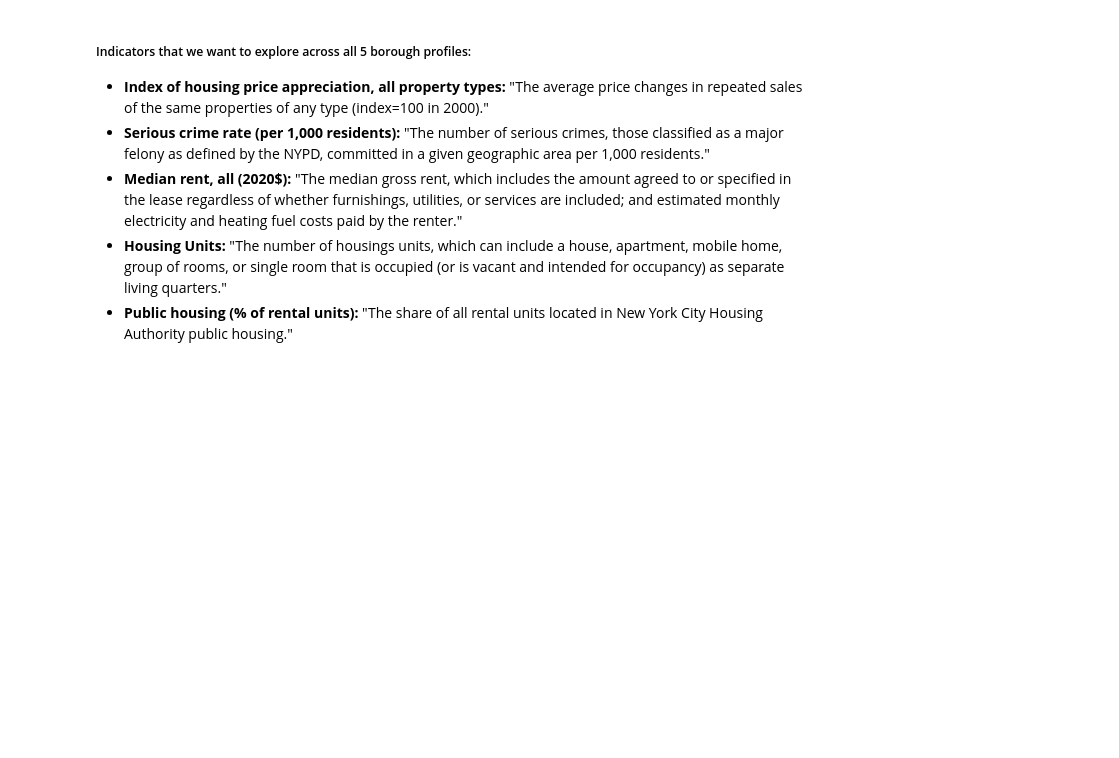
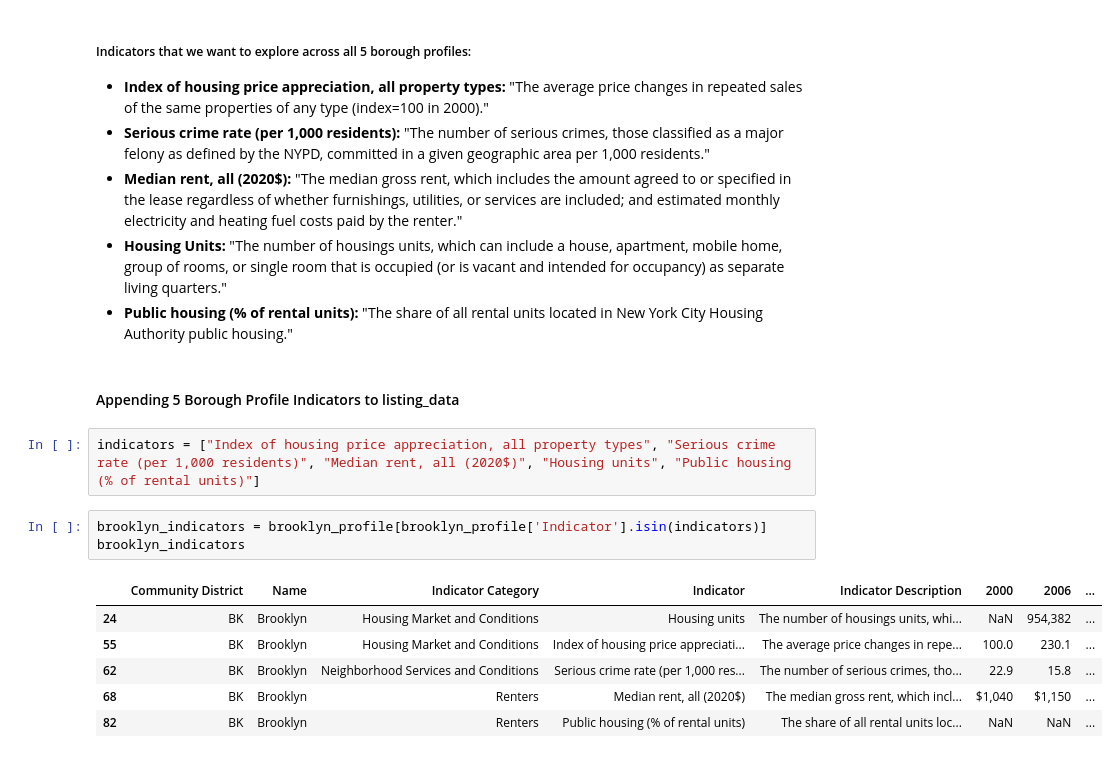
Before and after one commit to nayanchavan/ieor142, a Jupyter notebook: ieor-142-final-project.ipynb, the cells around one changed output. Drawn from its saved outputs; the diff is of its cells as text; blank space fills up the shorter version.

```diff
--- a/ieor-142-final-project.ipynb
+++ b/ieor-142-final-project.ipynb
@@ -109,3 +109,17 @@ staten_profile = pd.read_csv('data/SI_NeighborhoodDataProfile.csv')
 * **Median rent, all (2020$):** "The median gross rent, which includes the amount agreed to or specified in the lease regardless of whether furnishings, utilities, or services are included; and estimated monthly electricity and heating fuel costs paid by the renter."
 * **Housing Units:** "The number of housings units, which can include a house, apartment, mobile home, group of rooms, or single room that is occupied (or is vacant and intended for occupancy) as separate living quarters."
 * **Public housing (% of rental units):** "The share of all rental units located in New York City Housing Authority public housing."
+# %% [markdown]
+#### Appending 5 Borough Profile Indicators to listing_data
+# %%
+indicators = ["Index of housing price appreciation, all property types", "Serious crime rate (per 1,000 residents)", "Median rent, all (2020$)", "Housing units", "Public housing (% of rental units)"]
+# %%
+brooklyn_indicators = brooklyn_profile[brooklyn_profile['Indicator'].isin(indicators)]
+brooklyn_indicators
+# %% [output]
+|  | Community District | Name | Indicator Category | Indicator | Indicator Description | 2000 | 2006 | ... |
+| 24 | BK | Brooklyn | Housing Market and Conditions | Housing units | The number of housings units, whi... | NaN | 954,382 | ... |
+| 55 | BK | Brooklyn | Housing Market and Conditions | Index of housing price appreciati... | The average price changes in repe... | 100.0 | 230.1 | ... |
+| 62 | BK | Brooklyn | Neighborhood Services and Conditions | Serious crime rate (per 1,000 res... | The number of serious crimes, tho... | 22.9 | 15.8 | ... |
+| 68 | BK | Brooklyn | Renters | Median rent, all (2020$) | The median gross rent, which incl... | $1,040 | $1,150 | ... |
+| 82 | BK | Brooklyn | Renters | Public housing (% of rental units) | The share of all rental units loc... | NaN | NaN | ... |
```
Also changed, not shown: parts of 6 cells of this notebook.
